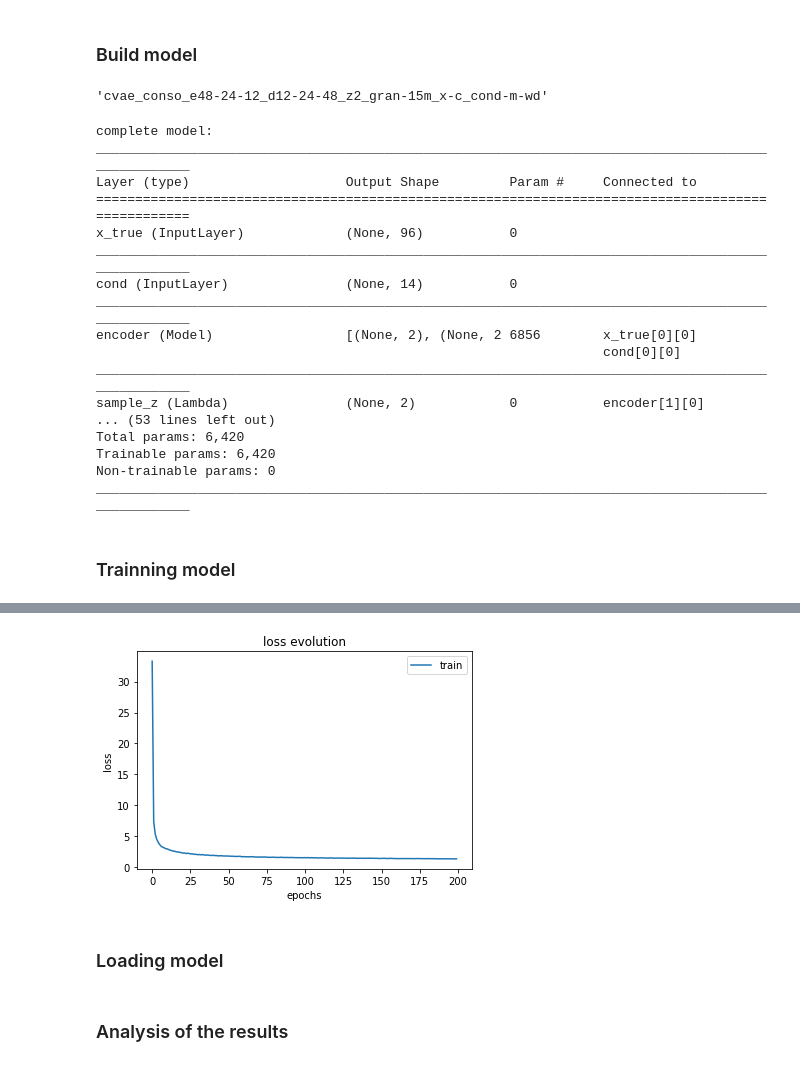
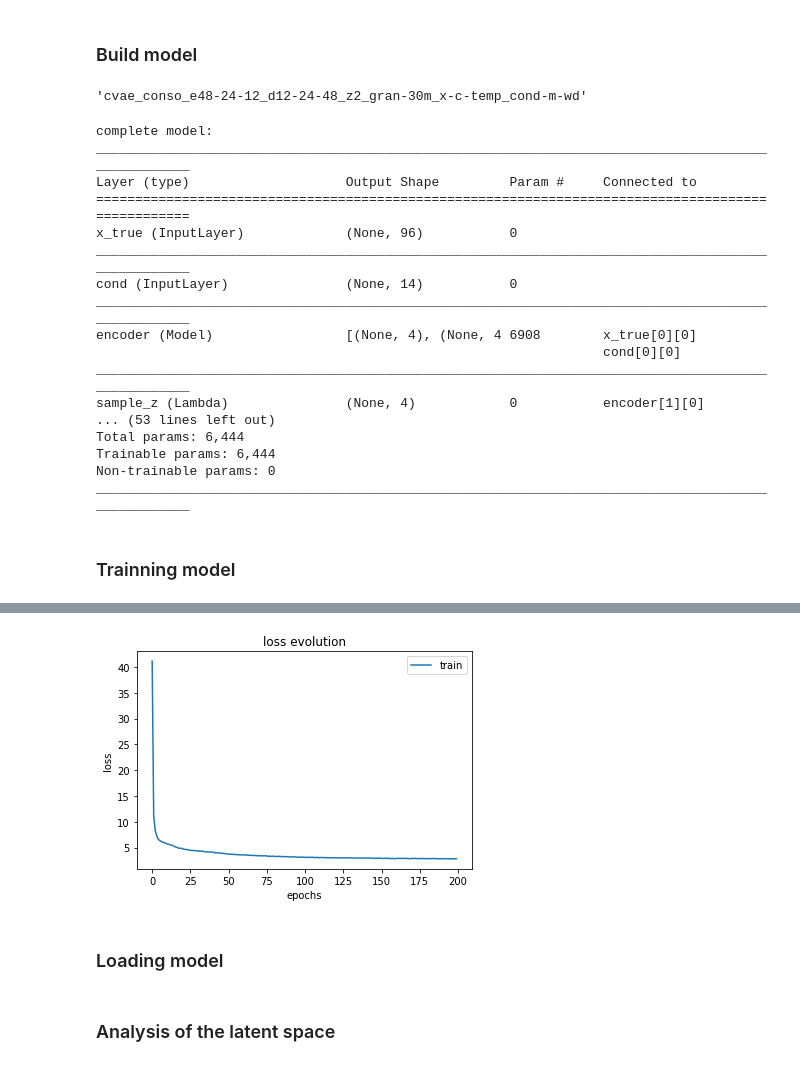
Before and after one commit to AntOliRsn/AutoEncoder, a Jupyter notebook: notebooks/conso_CVAE.ipynb, the cells around one changed output, grey strips where cells are left out. Cells and saved outputs as stored; diff of their text form; code cells hidden in the pictures.

Commit message:
new analysis tools

```diff
--- a/notebooks/conso_CVAE.ipynb
+++ b/notebooks/conso_CVAE.ipynb
@@ -33,8 +36,8 @@ holiday_days_df['is_hd'] = 1
 data_conso_df, dict_colnames_conso = get_uniformed_data_conso(dict_data_conso)
 # %%
 # Change ganularity ?
-name_granu = '15m'
-data_conso_df = change_granularity(data_conso_df, granularity="15min")
+name_granu = '30m'
+data_conso_df = change_granularity(data_conso_df, granularity="30min")
 # %%
 # Get x_conso dataframe for autoencoder purpose
 x_conso = get_x_conso_autoencoder(data_conso_df, dict_colnames_conso)
@@ -54,8 +57,8 @@ dict_xconso = normalize_xconso(dict_xconso, dict_colnames_conso, type_scaler = '
 # %%
 name_type_cond = 'm-wd'
 name_train = '0' # 1: first period ; 0 all periods
-name_type_x = 'c'
-type_x = ['conso']
+name_type_x = 'c-temp'
+type_x = ['conso', 'temperature']
 type_cond = ['month', 'weekday']
 # %%
 dataset = get_dataset_autoencoder(dict_xconso=dict_xconso, type_x=type_x, type_cond=type_cond)
@@ -72,14 +75,14 @@ name_model = 'cvae_conso_e48-24-12_d12-24-48_z2_gran-{}_x-{}_cond-{}'.format(nam
 # %%
 name_model
 # %% [output]
-'cvae_conso_e48-24-12_d12-24-48_z2_gran-15m_x-c_cond-m-wd'
+'cvae_conso_e48-24-12_d12-24-48_z2_gran-30m_x-c-temp_cond-m-wd'
 # %%
 # Parameters
 cond_dim = dataset['train']['x'][1].shape[1]
 e_dims=[48,24,12]
 d_dims=[12,24,48]
-z_dim=2
-beta = 0.2
+z_dim=4
+beta = 0.4
 # %%
 model = CVAE(cond_dim=cond_dim,
              e_dims=e_dims,
@@ -97,19 +100,19 @@ x_true (InputLayer)             (None, 96)           0
 __________________________________________________________________________________________________
 cond (InputLayer)               (None, 14)           0
 __________________________________________________________________________________________________
-encoder (Model)                 [(None, 2), (None, 2 6856        x_true[0][0]
+encoder (Model)                 [(None, 4), (None, 4 6908        x_true[0][0]
                                                                  cond[0][0]
 __________________________________________________________________________________________________
-sample_z (Lambda)               (None, 2)            0           encoder[1][0]
+sample_z (Lambda)               (None, 4)            0           encoder[1][0]
 ... (53 lines left out)
-Total params: 6,420
-Trainable params: 6,420
+Total params: 6,444
+Trainable params: 6,444
 Non-trainable params: 0
 __________________________________________________________________________________________________
 # %% [markdown]
 ### Trainning model
 # %%
-model.main_train(dataset, training_epochs=200, batch_size=20, verbose=True)
+model.main_train(dataset, training_epochs=200, batch_size=20, verbose=False)
 # %% [output]
 --- START TRAINING ---
 
@@ -131,4 +134,4 @@ Epoch 200/200
-[figure, old version]
+[figure, new version]
 # %% [markdown]
 ### Loading model
 # %%
@@ -136,4 +139,4 @@ Epoch 200/200
 # %% [markdown]
-### Analysis of the results
+### Analysis of the latent space
 # %%
 name_set_plot = 'train'
```
Also changed, not shown: parts of 24 cells of this notebook, 1 other file.
